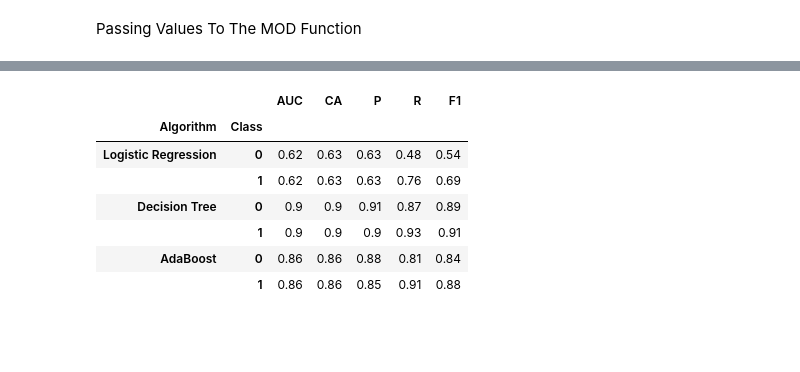
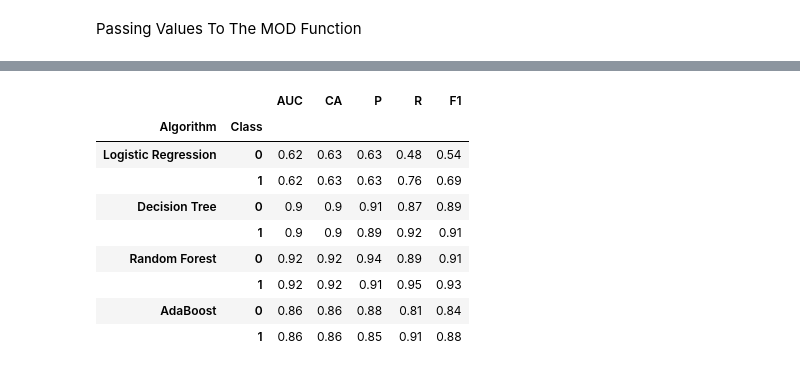
Before and after one commit to MUDIT23/B.E-Project-Loan-Analysis-Predicting-Defaulters-, a Jupyter notebook: Data preprocess_new.ipynb, the cells around one changed output, grey strips where cells are left out. Cells and saved outputs as stored; diff of their text form; code cells hidden in the pictures; blank space fills up the shorter version.

```diff
--- a/Data preprocess_new.ipynb
+++ b/Data preprocess_new.ipynb
@@ -384,12 +384,11 @@ Creating Dataframe For Storing Result
 # %%
 result = pd.DataFrame(columns = ['AUC','CA','P','R','F1'])
 
-al = ['Logistic Regression','Decision Tree','AdaBoost']
+al = ['Logistic Regression','Decision Tree','Random Forest','AdaBoost']
 result['Algorithm'] = [ele for ele in al for i in range(2)]
-result['Class'] = [0,1] * 3
+result['Class'] = [0,1] * len(al)
 
 result.set_index(['Algorithm','Class'], inplace = True)
-result.head()
 
 # smote train
 result1 = result.copy()
@@ -402,3 +401,6 @@ result3 = result.copy()
 
 #SmoteENN (whole)
 result4 = result.copy()
+
+n = 8
+result.head(n)
@@ -612,14 +636,16 @@ result3.head(6)
 # %%
 # SMOTE ENN Whole Data
 
-result4.head(6)
+result4.head(n)
 # %% [output]
 |  |  | AUC | CA | P | R | F1 |
 | Algorithm | Class |  |  |  |  |  |
 | Logistic Regression | 0 | 0.62 | 0.63 | 0.63 | 0.48 | 0.54 |
 |  | 1 | 0.62 | 0.63 | 0.63 | 0.76 | 0.69 |
 | Decision Tree | 0 | 0.9 | 0.9 | 0.91 | 0.87 | 0.89 |
-|  | 1 | 0.9 | 0.9 | 0.9 | 0.93 | 0.91 |
+|  | 1 | 0.9 | 0.9 | 0.89 | 0.92 | 0.91 |
+| Random Forest | 0 | 0.92 | 0.92 | 0.94 | 0.89 | 0.91 |
+|  | 1 | 0.92 | 0.92 | 0.91 | 0.95 | 0.93 |
 | AdaBoost | 0 | 0.86 | 0.86 | 0.88 | 0.81 | 0.84 |
 |  | 1 | 0.86 | 0.86 | 0.85 | 0.91 | 0.88 |
 # %%
```
Also changed, not shown: parts of 8 cells of this notebook.
